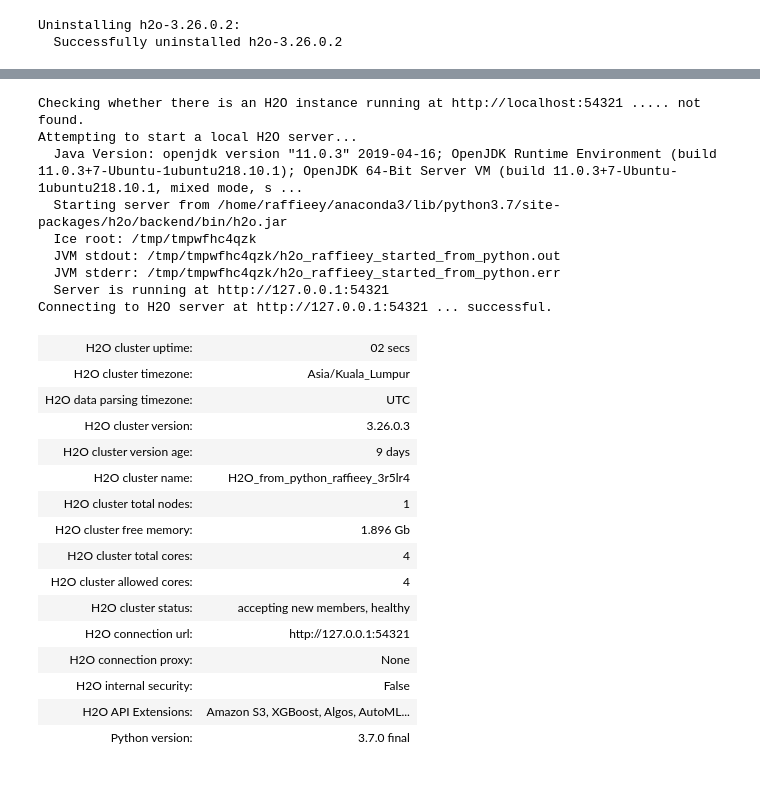
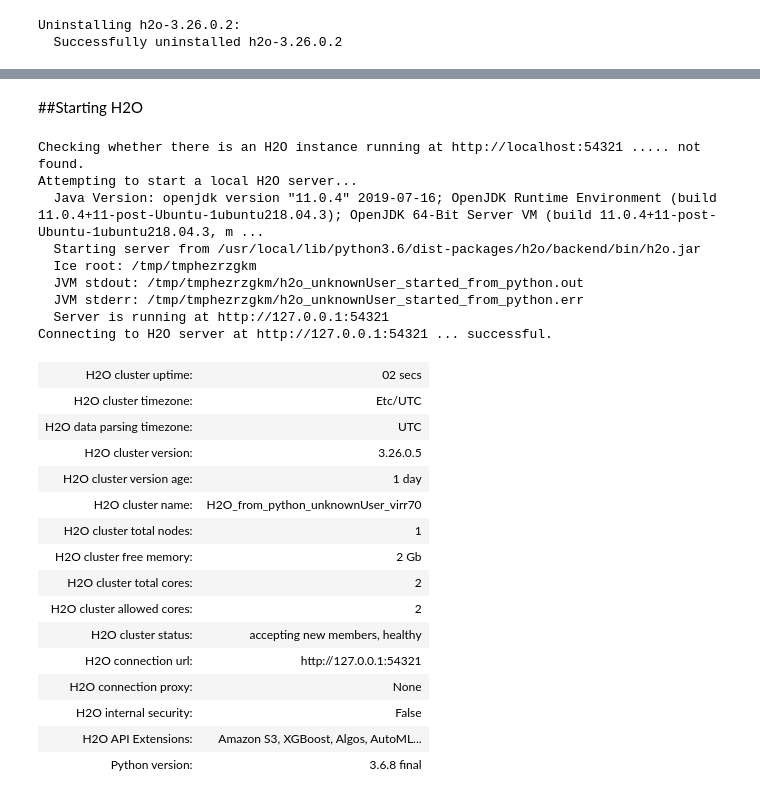
Before and after one commit to raffieeey/MasterResearchAutoML, a Jupyter notebook: 02A_H2OAutoml.ipynb, the cells around one changed output, grey strips where cells are left out. Saved outputs shown, nothing was run; the diff lists cells and outputs as text; code cells hidden in the pictures.

```diff
--- a/02A_H2OAutoml.ipynb
+++ b/02A_H2OAutoml.ipynb
@@ -42,30 +59,34 @@ Successfully installed h2o-3.26.0.3
+# %% [markdown]
+##Starting H2O
 # %%
 import h2o
-# %%
-h2o.init()
-# %% [output]
-Checking whether there is an H2O instance running at http://localhost:54321 ..... not found.
-Attempting to start a local H2O server...
-  Java Version: openjdk version "11.0.3" 2019-04-16; OpenJDK Runtime Environment (build 11.0.3+7-Ubuntu-1ubuntu218.10.1); OpenJDK 64-Bit Server VM (build 11.0.3+7-Ubuntu-1ubuntu218.10.1, mixed mode, s ...
-  Starting server from /home/raffieey/anaconda3/lib/python3.7/site-packages/h2o/backend/bin/h2o.jar
-  Ice root: /tmp/tmpwfhc4qzk
-  JVM stdout: /tmp/tmpwfhc4qzk/h2o_raffieey_started_from_python.out
-  JVM stderr: /tmp/tmpwfhc4qzk/h2o_raffieey_started_from_python.err
-  Server is running at http://127.0.0.1:54321
-Connecting to H2O server at http://127.0.0.1:54321 ... successful.
-| H2O cluster uptime: | 02 secs |
-| H2O cluster timezone: | Asia/Kuala_Lumpur |
-| H2O data parsing timezone: | UTC |
-| H2O cluster version: | 3.26.0.3 |
-| H2O cluster version age: | 9 days |
-| H2O cluster name: | H2O_from_python_raffieey_3r5lr4 |
-| H2O cluster total nodes: | 1 |
-| H2O cluster free memory: | 1.896 Gb |
-| H2O cluster total cores: | 4 |
-| H2O cluster allowed cores: | 4 |
-| H2O cluster status: | accepting new members, healthy |
-| H2O connection url: | http://127.0.0.1:54321 |
-| H2O connection proxy: | None |
-| H2O internal security: | False |
-| H2O API Extensions: | Amazon S3, XGBoost, Algos, AutoML... |
-| Python version: | 3.7.0 final |
+# %%
+h2o.init(nthreads=2,
+                 min_mem_size="2048M",
+                 max_mem_size="2048M")
+# %% [output]
+Checking whether there is an H2O instance running at http://localhost:54321 ..... not found.
+Attempting to start a local H2O server...
+  Java Version: openjdk version "11.0.4" 2019-07-16; OpenJDK Runtime Environment (build 11.0.4+11-post-Ubuntu-1ubuntu218.04.3); OpenJDK 64-Bit Server VM (build 11.0.4+11-post-Ubuntu-1ubuntu218.04.3, m ...
+  Starting server from /usr/local/lib/python3.6/dist-packages/h2o/backend/bin/h2o.jar
+  Ice root: /tmp/tmphezrzgkm
+  JVM stdout: /tmp/tmphezrzgkm/h2o_unknownUser_started_from_python.out
+  JVM stderr: /tmp/tmphezrzgkm/h2o_unknownUser_started_from_python.err
+  Server is running at http://127.0.0.1:54321
+Connecting to H2O server at http://127.0.0.1:54321 ... successful.
+| H2O cluster uptime: | 02 secs |
+| H2O cluster timezone: | Etc/UTC |
+| H2O data parsing timezone: | UTC |
+| H2O cluster version: | 3.26.0.5 |
+| H2O cluster version age: | 1 day |
+| H2O cluster name: | H2O_from_python_unknownUser_virr70 |
+| H2O cluster total nodes: | 1 |
+| H2O cluster free memory: | 2 Gb |
+| H2O cluster total cores: | 2 |
+| H2O cluster allowed cores: | 2 |
+| H2O cluster status: | accepting new members, healthy |
+| H2O connection url: | http://127.0.0.1:54321 |
+| H2O connection proxy: | None |
+| H2O internal security: | False |
+| H2O API Extensions: | Amazon S3, XGBoost, Algos, AutoML... |
+| Python version: | 3.6.8 final |
```
Also changed, not shown: parts of 8 cells of this notebook.
